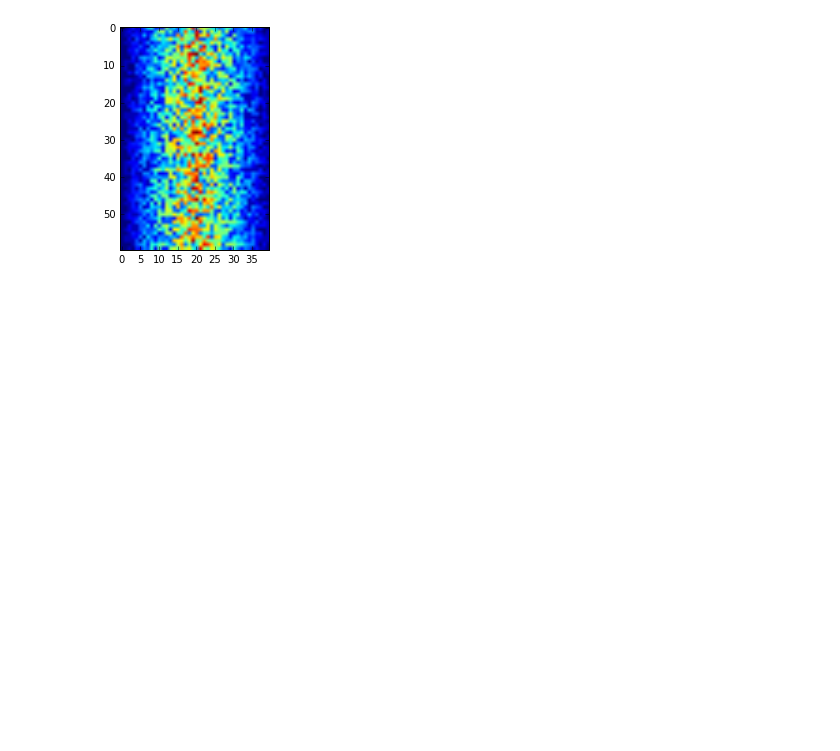
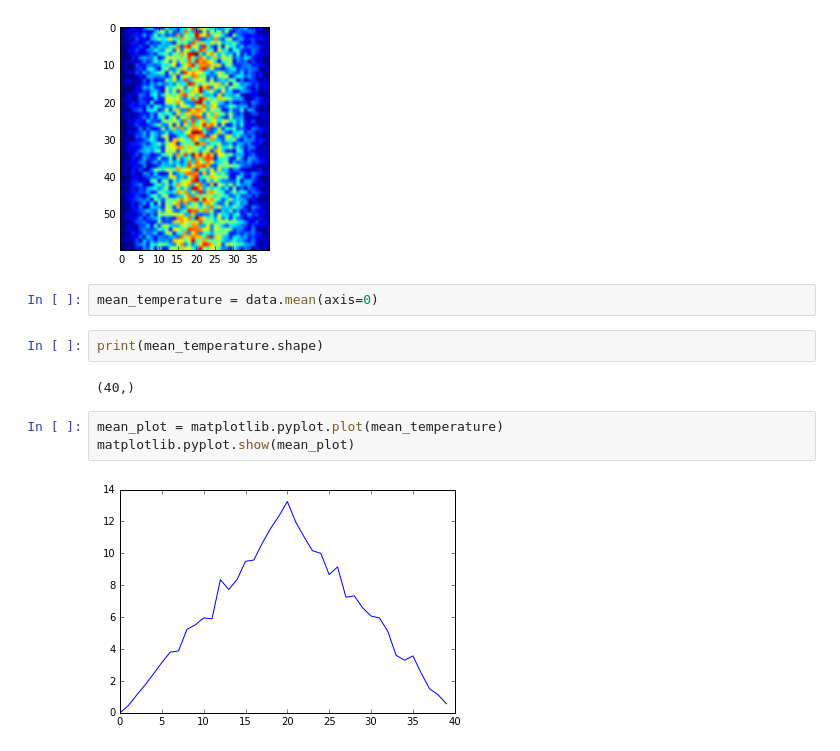
Before and after one commit to callaghanmt/2016-01-18-leeds-pystudents, a Jupyter notebook: 01-analysing-data.ipynb, the cells around one changed output. Cells and saved outputs as stored; diff of their text form; blank space fills up the shorter version.

```diff
--- a/01-analysing-data.ipynb
+++ b/01-analysing-data.ipynb
@@ -183,3 +183,14 @@ import matplotlib.pyplot
 image = matplotlib.pyplot.imshow(data)
 # %% [output]
 [figure]
+# %%
+mean_temperature = data.mean(axis=0)
+# %%
+print(mean_temperature.shape)
+# %% [output]
+(40,)
+# %%
+mean_plot = matplotlib.pyplot.plot(mean_temperature)
+matplotlib.pyplot.show(mean_plot)
+# %% [output]
+[figure, added]
```
Also changed, not shown: parts of 6 cells of this notebook, 2 other files.
